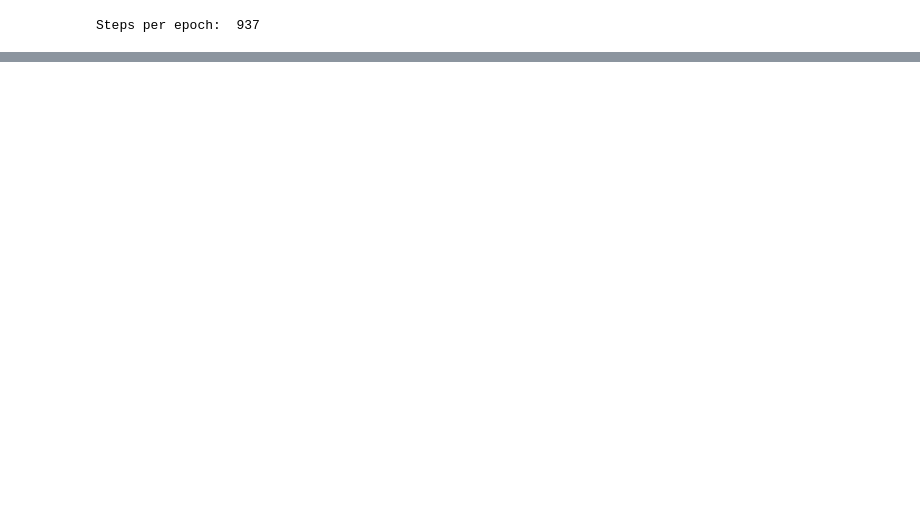
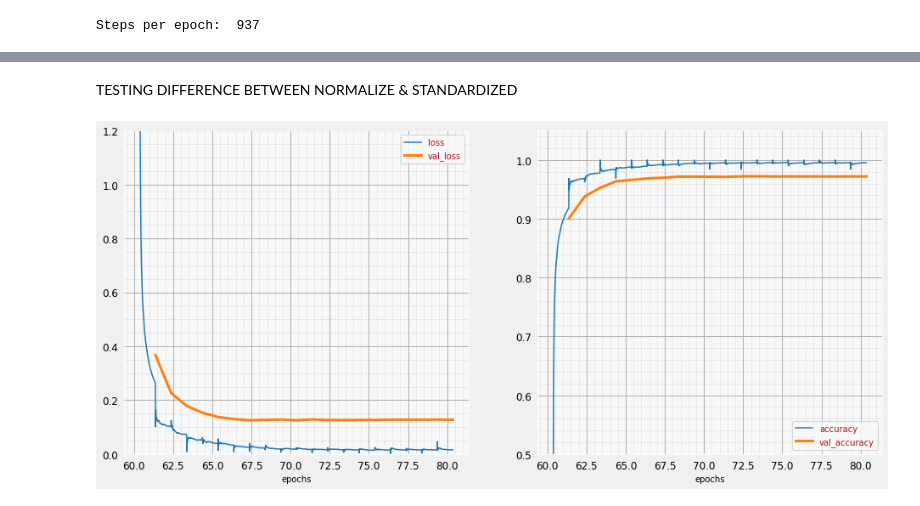
Before and after one commit to ChristianQian/Kuzushiji, a Jupyter notebook: keras_05_mnist_batch_norm.ipynb, the cells around one changed output, grey strips where cells are left out. Drawn from its saved outputs; the diff is of its cells as text; code cells hidden in the pictures; blank space fills up the shorter version.

```diff
--- a/keras_05_mnist_batch_norm.ipynb
+++ b/keras_05_mnist_batch_norm.ipynb
@@ -364,0 +412,2 @@ weighted avg      0.969     0.969     0.969     10000
+# %% [markdown]
+TESTING DIFFERENCE BETWEEN NORMALIZE & STANDARDIZED
@@ -364,0 +417,4 @@ weighted avg      0.969     0.969     0.969     10000
+# %%
+(history, model) = getmodel([3,6,6], [12, 42, 32], 20, True)
+# %% [output]
+[figure, added]
```
Also changed, not shown: parts of 18 cells of this notebook.
